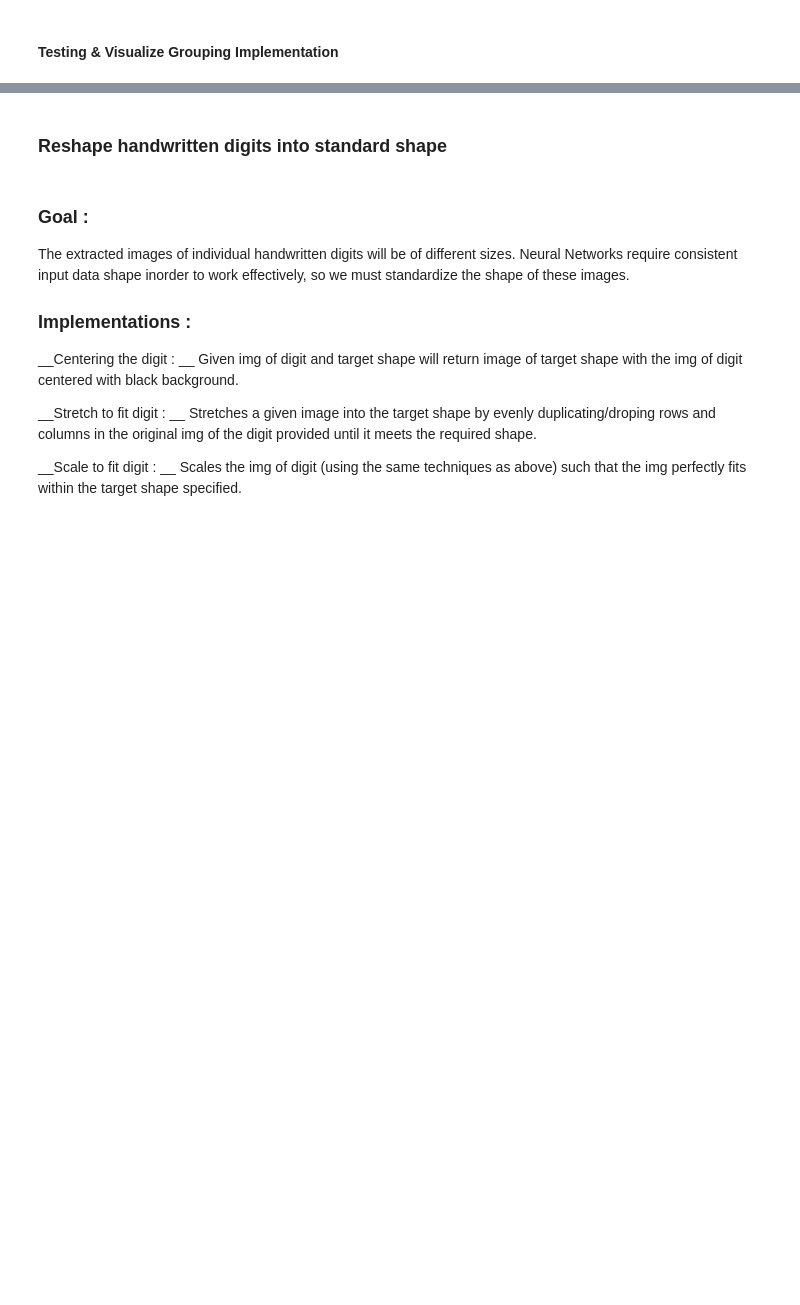
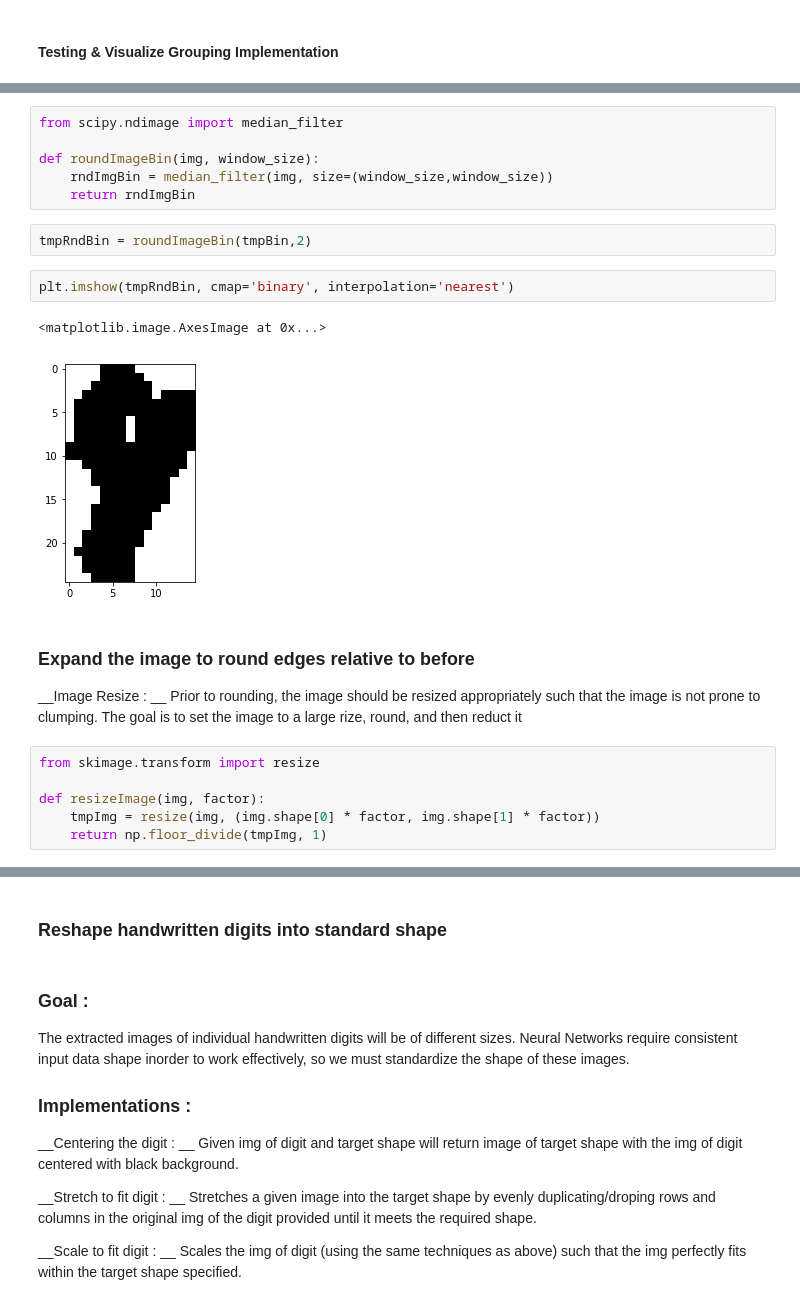
Before and after one commit to Angus-McLean/COMP551-Competition, a Jupyter notebook: 0_DataPreprocessing.ipynb, the cells around one changed output, grey strips where cells are left out. Drawn from its saved outputs; the diff is of its cells as text; blank space fills up the shorter version.

```diff
--- a/0_DataPreprocessing.ipynb
+++ b/0_DataPreprocessing.ipynb
@@ -100,0 +105,23 @@ plt.imshow(tmp, cmap='hot', interpolation='nearest')
+# %%
+from scipy.ndimage import median_filter
+
+def roundImageBin(img, window_size):
+    rndImgBin = median_filter(img, size=(window_size,window_size))
+    return rndImgBin
+# %%
+tmpRndBin = roundImageBin(tmpBin,2)
+# %%
+plt.imshow(tmpRndBin, cmap='binary', interpolation='nearest')
+# %% [output]
+<matplotlib.image.AxesImage at 0x...>
+[figure, added]
+# %% [markdown]
+### Expand the image to round edges relative to before
+
+__Image Resize : __ Prior to rounding, the image should be resized appropriately such that the image is not prone to clumping. The goal is to set the image to a large rize, round, and then reduct it
+# %%
+from skimage.transform import resize
+
+def resizeImage(img, factor):
+    tmpImg = resize(img, (img.shape[0] * factor, img.shape[1] * factor))
+    return np.floor_divide(tmpImg, 1)
```
Also changed, not shown: parts of 12 cells of this notebook.
